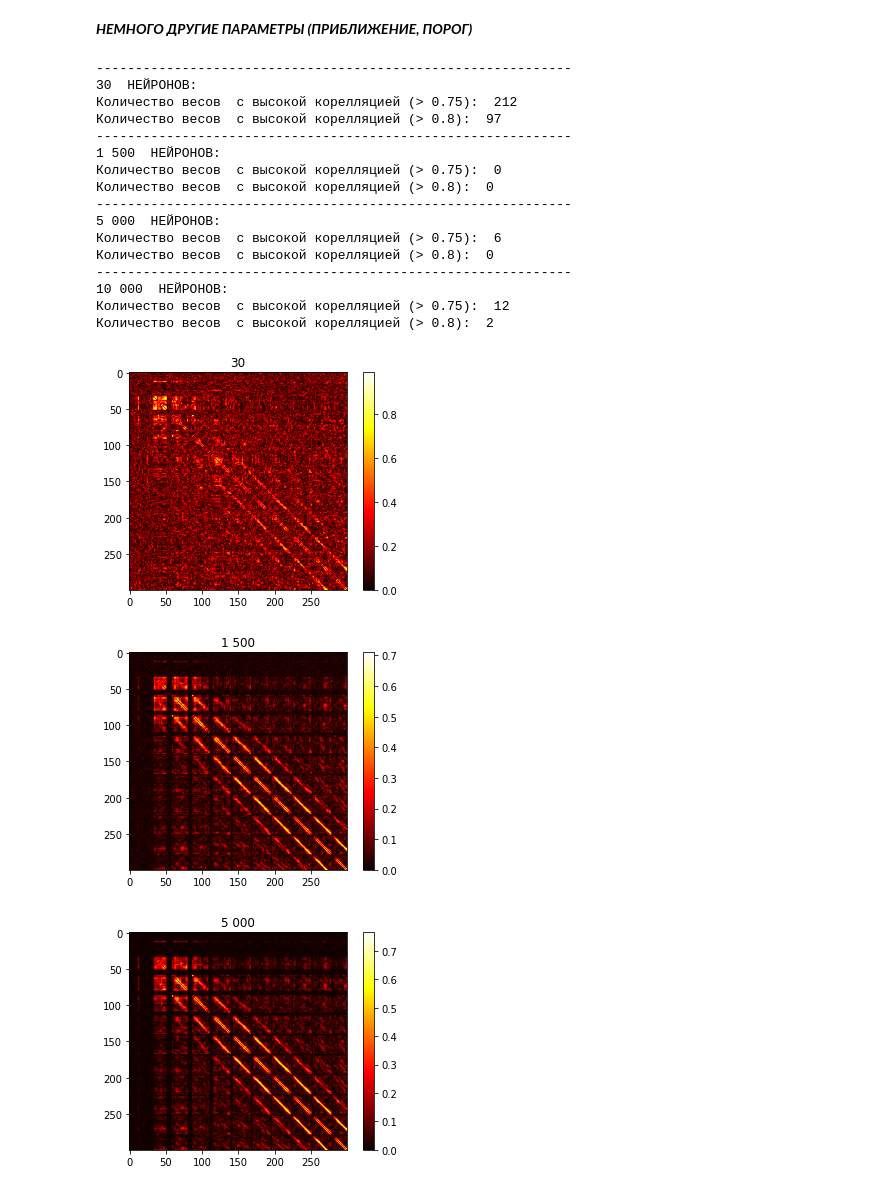
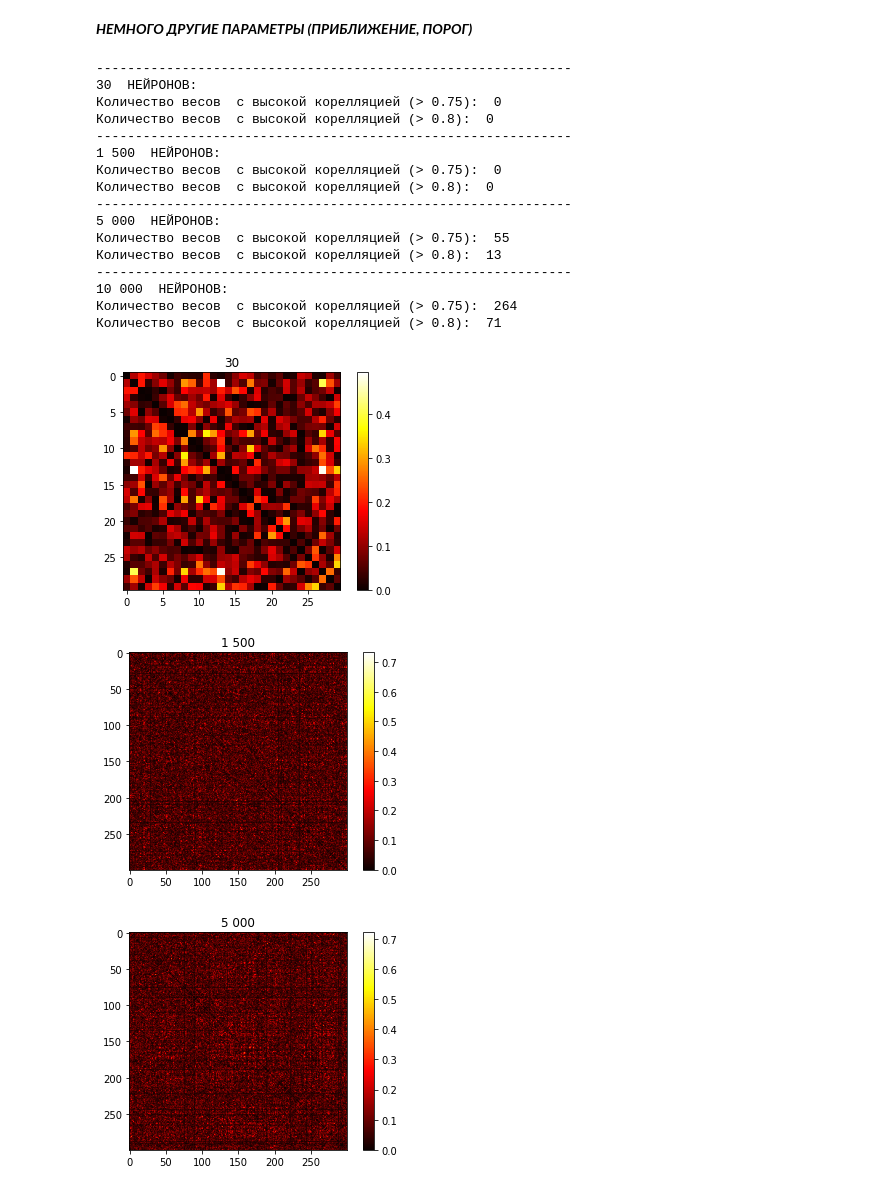
Before and after one commit to helenross636/magic_season, a Jupyter notebook: #Task14.ipynb, the cells around one changed output. Cells and saved outputs as stored; diff of their text form; code cells hidden in the pictures.

```diff
--- a/#Task14.ipynb
+++ b/#Task14.ipynb
@@ -53,9 +53,11 @@ text = ['30', '1 500', '5 000', '10 000']
 for k in range(4):
   print('-------------------------------------------------------------')
   print(text[k], ' НЕЙРОНОВ:')
-  w2 = models[k].layers[2].kernel
+  w2 = np.transpose(models[k].layers[2].kernel)
+  print('размерность весовой матрицы: ', w2.shape)
   am = np.abs(np.corrcoef(w2))
   np.fill_diagonal(am, 0)
+  print('размерность corrcief: ', am.shape)
   plt.figure()
   plt.title(text[k])
   plt.imshow(am[:100, :100], cmap='hot')
@@ -85,39 +95,39 @@ for k in range(4):
 # %%
 text = ['30', '1 500', '5 000', '10 000']
 
 for k in range(4):
   print('-------------------------------------------------------------')
   print(text[k], ' НЕЙРОНОВ:')
-  w2 = models[k].layers[2].kernel
+  w2 = np.transpose(models[k].layers[2].kernel)
   am = np.abs(np.corrcoef(w2))
   np.fill_diagonal(am, 0)
   plt.figure()
   plt.title(text[k])
   plt.imshow(am[:300, :300], cmap='hot')
   plt.colorbar()
 
   nn = [i for i, a in enumerate(am) if np.sum(a > 0.75) != 0]
   print('Количество весов  с высокой корелляцией (> 0.75): ',len(nn))
 
   nn = [i for i, a in enumerate(am) if np.sum(a > 0.8) != 0]
   print('Количество весов  с высокой корелляцией (> 0.8): ',len(nn))
 # %% [output]
 -------------------------------------------------------------
 30  НЕЙРОНОВ:
-Количество весов  с высокой корелляцией (> 0.75):  212
-Количество весов  с высокой корелляцией (> 0.8):  97
+Количество весов  с высокой корелляцией (> 0.75):  0
+Количество весов  с высокой корелляцией (> 0.8):  0
 -------------------------------------------------------------
 1 500  НЕЙРОНОВ:
 Количество весов  с высокой корелляцией (> 0.75):  0
 Количество весов  с высокой корелляцией (> 0.8):  0
 -------------------------------------------------------------
 5 000  НЕЙРОНОВ:
-Количество весов  с высокой корелляцией (> 0.75):  6
-Количество весов  с высокой корелляцией (> 0.8):  0
+Количество весов  с высокой корелляцией (> 0.75):  55
+Количество весов  с высокой корелляцией (> 0.8):  13
 -------------------------------------------------------------
 10 000  НЕЙРОНОВ:
-Количество весов  с высокой корелляцией (> 0.75):  12
-Количество весов  с высокой корелляцией (> 0.8):  2
+Количество весов  с высокой корелляцией (> 0.75):  264
+Количество весов  с высокой корелляцией (> 0.8):  71
-[figure, old version]
+[figure, new version]
-[figure, old version]
+[figure, new version]
-[figure, old version]
+[figure, new version]
```
Also changed, not shown: parts of 2 cells of this notebook.
